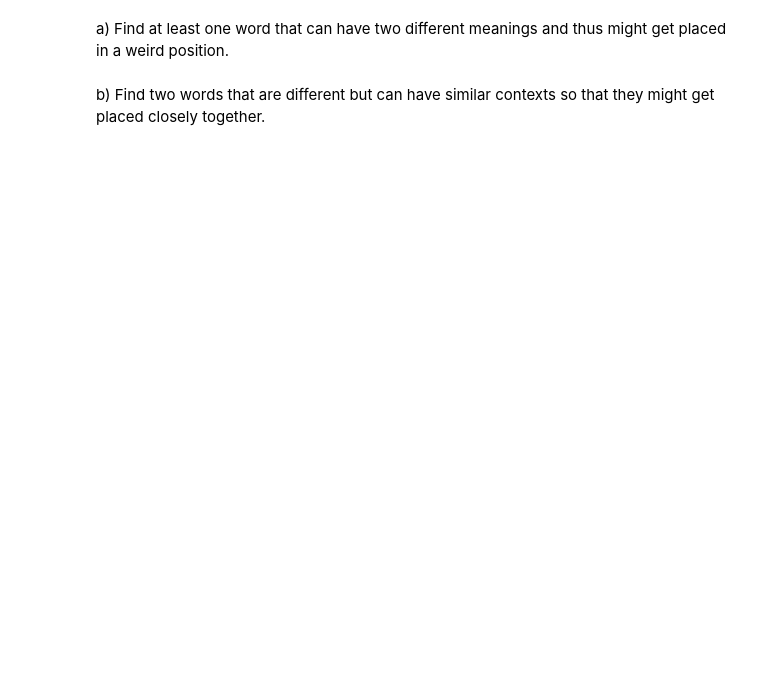
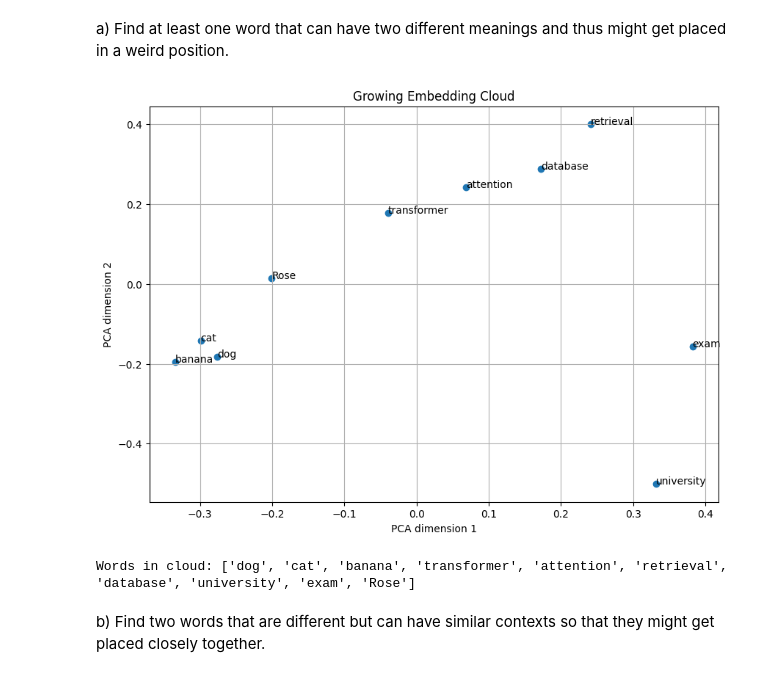
Before and after one commit to al102030/Introduction-to-the-Machine-Learning-and-Big-Data-Practice, a Jupyter notebook: Tutorial7_Task3and4.ipynb, the cells around one changed output. Drawn from its saved outputs; the diff is of its cells as text; code cells hidden in the pictures; blank space fills up the shorter version.

```diff
--- a/Tutorial7_Task3and4.ipynb
+++ b/Tutorial7_Task3and4.ipynb
@@ -129,7 +137,10 @@ Words in cloud: ['dog', 'apple', 'cat', 'banana', 'transformer', 'attention', 'r
 a) Find at least one word that can have two different meanings and thus might get placed in a weird position.
 # %%
 # Add a word below
-add_word("")
+add_word("Rose")
+# %% [output]
+[figure, added]
+Words in cloud: ['dog', 'cat', 'banana', 'transformer', 'attention', 'retrieval', 'database', 'university', 'exam', 'Rose']
 # %% [markdown]
 b) Find two words that are different but can have similar contexts so that they might get placed closely together.
 # %%
```
Also changed, not shown: parts of 9 cells of this notebook, 1 other file.
